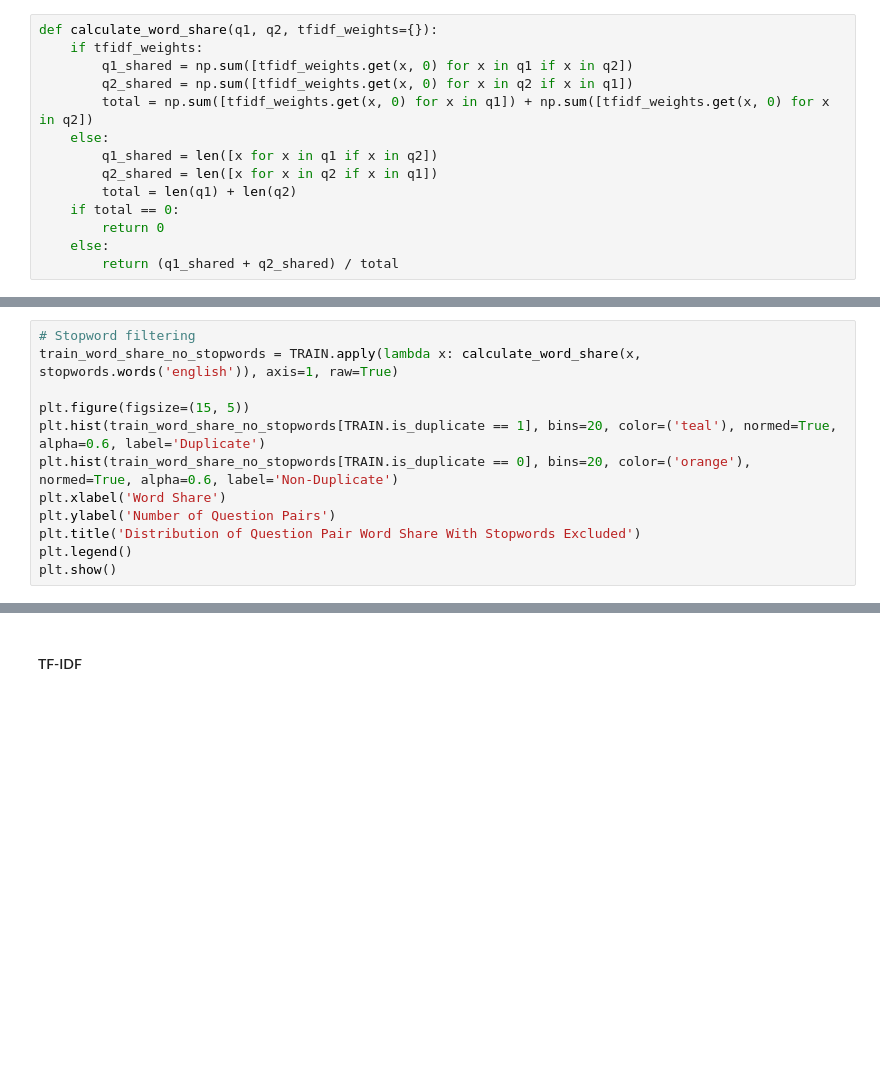
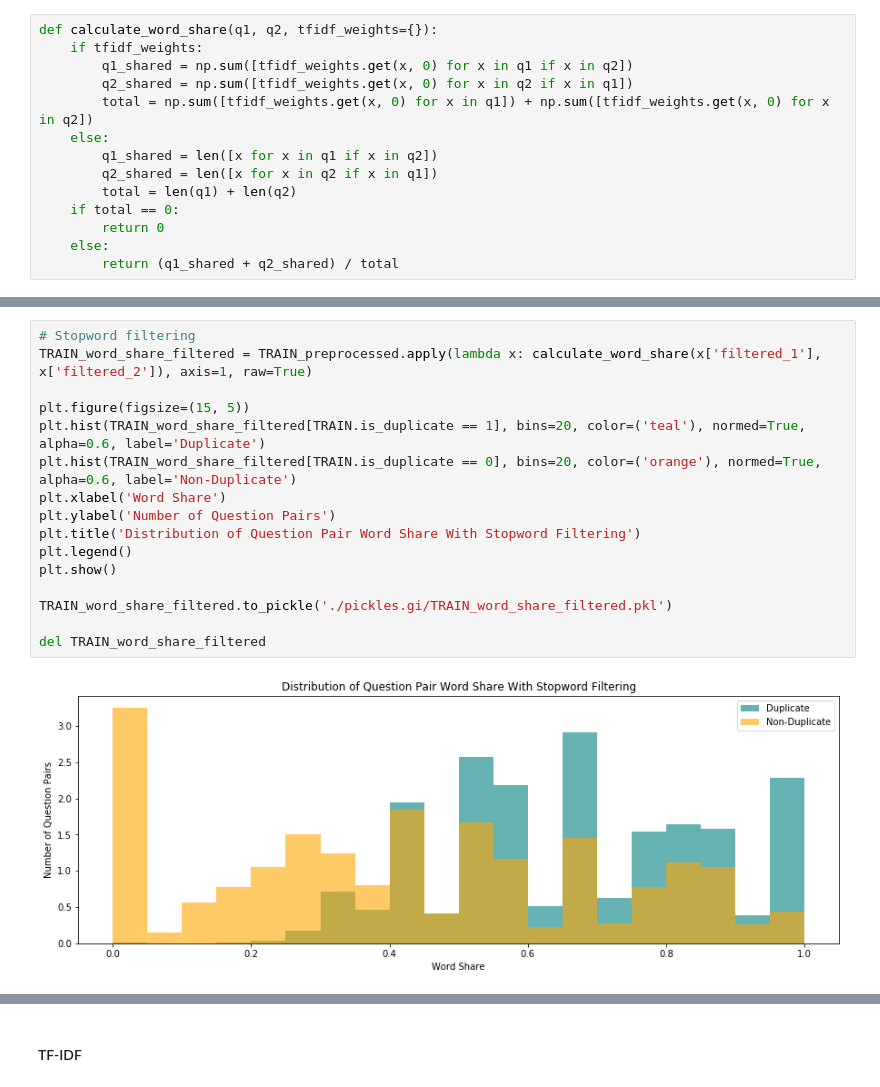
Before and after one commit to camronkhan/quora_question_pairs, a Jupyter notebook: quora_question_pairs.ipynb, the cells around one changed output, grey strips where cells are left out. Cells and saved outputs as stored; diff of their text form; blank space fills up the shorter version.

```diff
--- a/quora_question_pairs.ipynb
+++ b/quora_question_pairs.ipynb
@@ -462,14 +514,20 @@ plt.show()
 # %%
 # Stopword filtering
-train_word_share_no_stopwords = TRAIN.apply(lambda x: calculate_word_share(x, stopwords.words('english')), axis=1, raw=True)
+TRAIN_word_share_filtered = TRAIN_preprocessed.apply(lambda x: calculate_word_share(x['filtered_1'], x['filtered_2']), axis=1, raw=True)
 
 plt.figure(figsize=(15, 5))
-plt.hist(train_word_share_no_stopwords[TRAIN.is_duplicate == 1], bins=20, color=('teal'), normed=True, alpha=0.6, label='Duplicate')
-plt.hist(train_word_share_no_stopwords[TRAIN.is_duplicate == 0], bins=20, color=('orange'), normed=True, alpha=0.6, label='Non-Duplicate')
+plt.hist(TRAIN_word_share_filtered[TRAIN.is_duplicate == 1], bins=20, color=('teal'), normed=True, alpha=0.6, label='Duplicate')
+plt.hist(TRAIN_word_share_filtered[TRAIN.is_duplicate == 0], bins=20, color=('orange'), normed=True, alpha=0.6, label='Non-Duplicate')
 plt.xlabel('Word Share')
 plt.ylabel('Number of Question Pairs')
-plt.title('Distribution of Question Pair Word Share With Stopwords Excluded')
+plt.title('Distribution of Question Pair Word Share With Stopword Filtering')
 plt.legend()
 plt.show()
+
+TRAIN_word_share_filtered.to_pickle('./pickles.gi/TRAIN_word_share_filtered.pkl')
+
+del TRAIN_word_share_filtered
+# %% [output]
+[figure, added]
 # %%
 # Stemming
```
Also changed, not shown: parts of 57 cells of this notebook, 2 other files.
